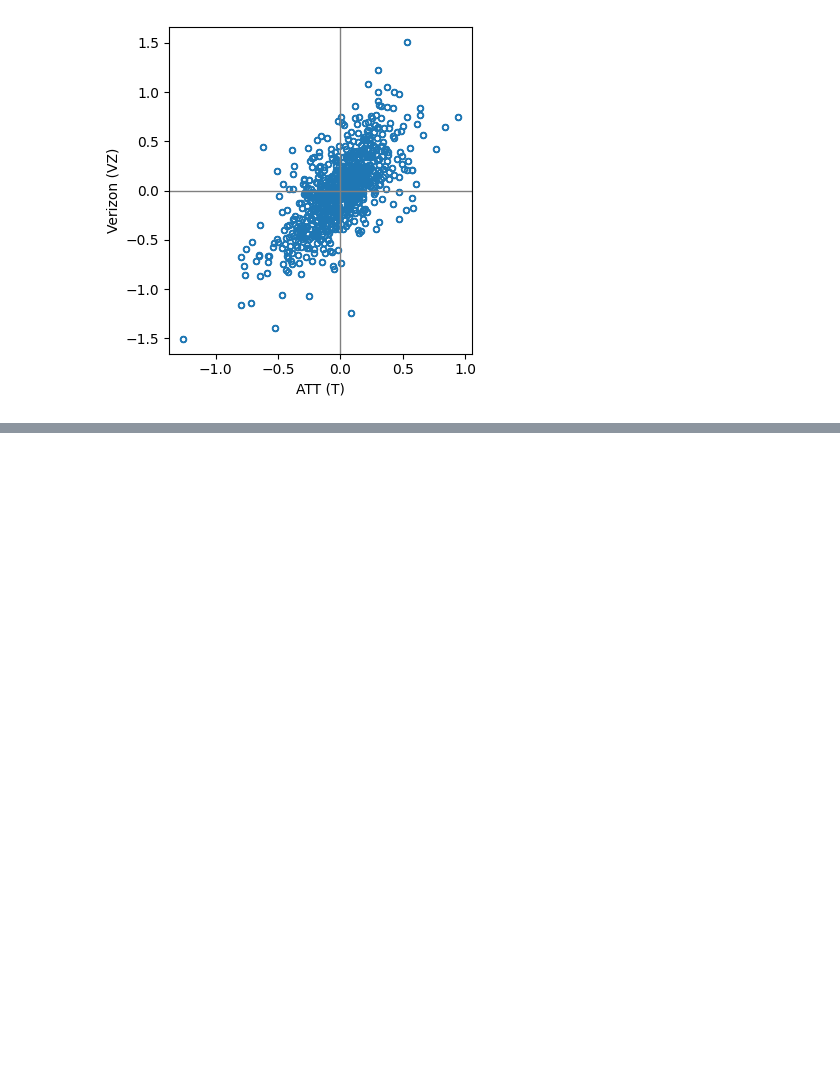
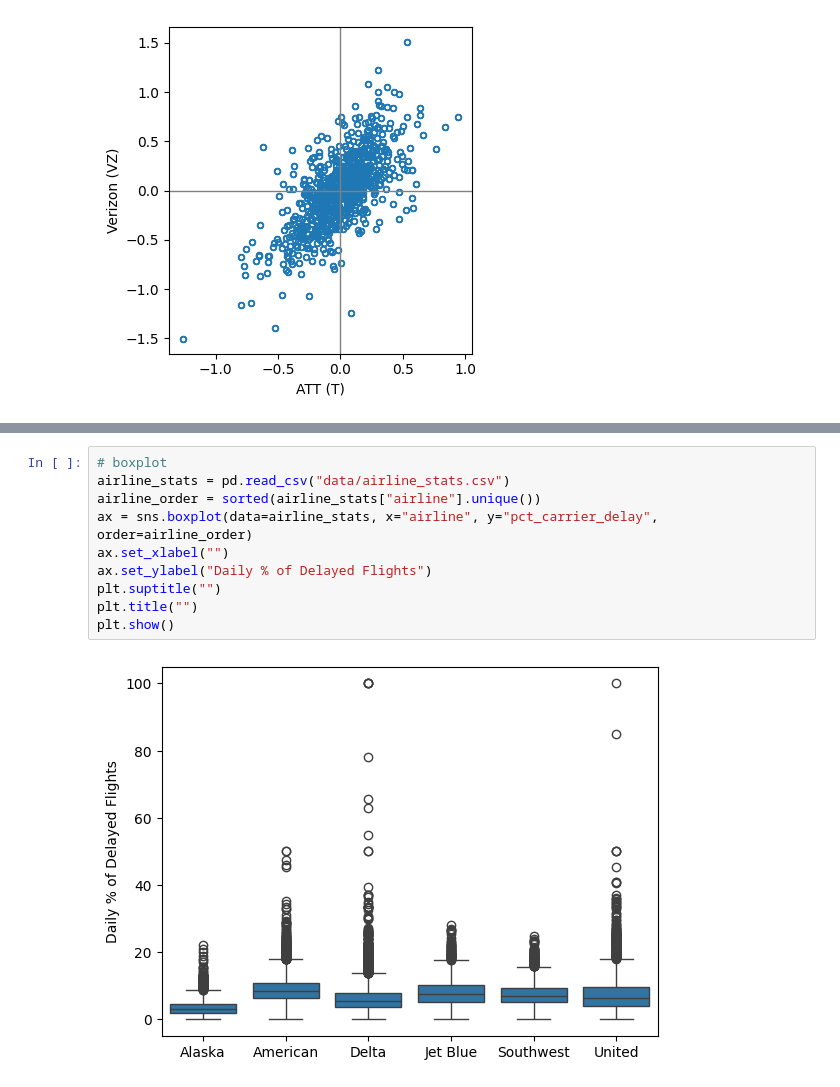
Before and after one commit to wdorsey/wdorsey-ai-engineering, a Jupyter notebook: Practical Statistics for Data Scientists/Practical Statistics for Data Scientists.ipynb, the cells around one changed output, grey strips where cells are left out. Cells and saved outputs as stored; diff of their text form; blank space fills up the shorter version.

```diff
--- a/Practical Statistics for Data Scientists/Practical Statistics for Data Scientists.ipynb
+++ b/Practical Statistics for Data Scientists/Practical Statistics for Data Scientists.ipynb
@@ -342,0 +396,12 @@ plt.show()
+# %%
+# boxplot
+airline_stats = pd.read_csv("data/airline_stats.csv")
+airline_order = sorted(airline_stats["airline"].unique())
+ax = sns.boxplot(data=airline_stats, x="airline", y="pct_carrier_delay", order=airline_order)
+ax.set_xlabel("")
+ax.set_ylabel("Daily % of Delayed Flights")
+plt.suptitle("")
+plt.title("")
+plt.show()
+# %% [output]
+[figure, added]
```
Also changed, not shown: parts of 6 cells of this notebook.
